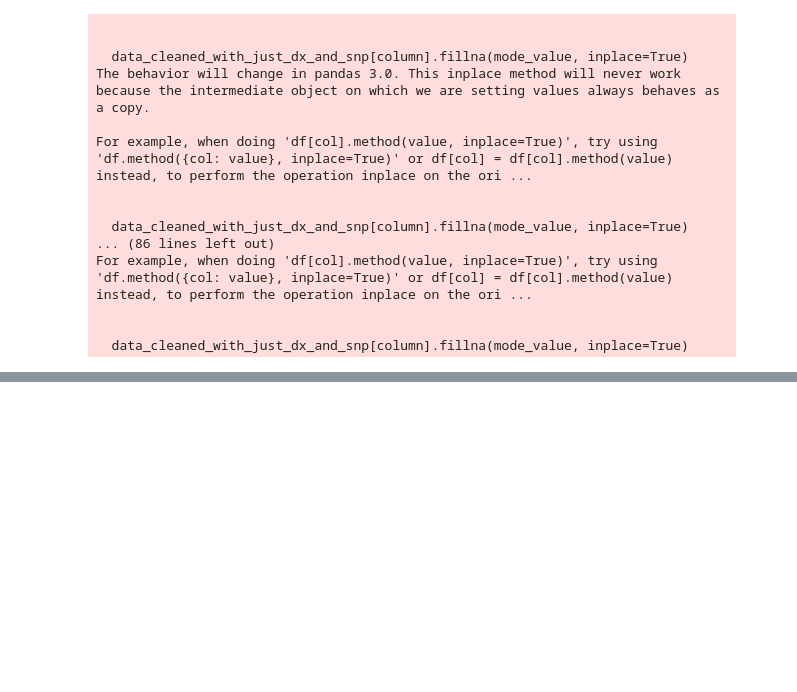
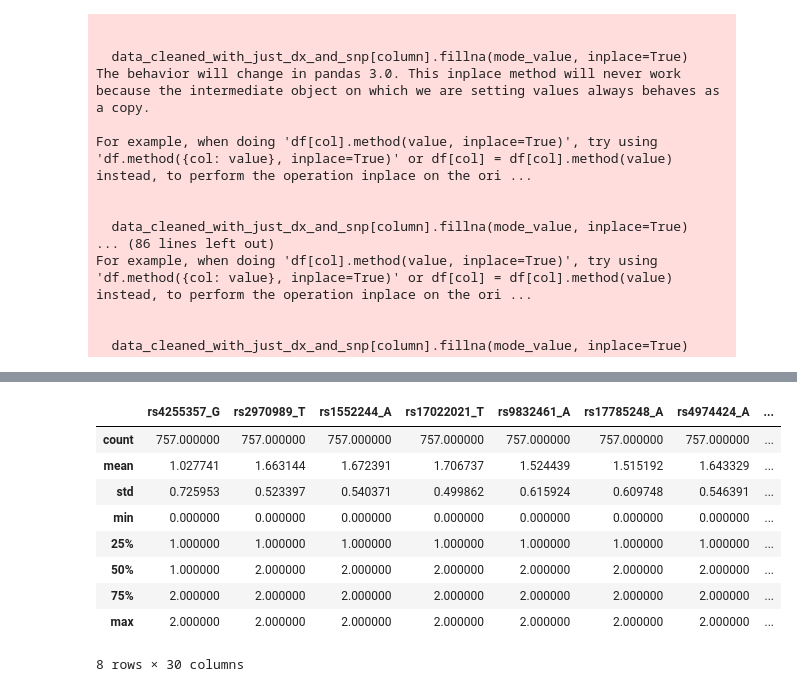
Before and after one commit to MohamedMegdoud/pfe, a Jupyter notebook: p-value5/data2.ipynb, the cells around one changed output, grey strips where cells are left out. Saved outputs shown, nothing was run; the diff lists cells and outputs as text; code cells hidden in the pictures; blank space fills up the shorter version.

Commit message:
change model and p-value

```diff
--- a/p-value5/data2.ipynb
+++ b/p-value5/data2.ipynb
@@ -92,0 +132,18 @@ data_with_filtering = pd.merge(data_with_filtering, adni_dx, on='RID', how='left
+# %%
+# Load ADNIMERGE
+adni_merge = pd.read_csv('../ADNIMERGE_11May2025.csv')
+
+# Filter to baseline diagnoses
+adni_dx = adni_merge[adni_merge['VISCODE'] == 'bl'][['RID', 'DX']]
+
+# Extract RID from IID if needed (only if IID is like '014_S_0520')
+data_with_filtering['RID'] = data_with_filtering['IID'].str.extract(r'_(\d+)$')[0].astype(int)
+
+# Merge DX into your dataset
+data_with_filtering = data_with_filtering.merge(adni_dx, on='RID', how='left')
+
+# Drop RID if no longer needed
+data_with_filtering.drop(columns=['RID'], inplace=True)
+
+# Check merge result
+print("Missing DX labels:", data_with_filtering['DX'].isna().sum())
@@ -104,6 +163,6 @@ Index(['FID', 'IID', 'PAT', 'MAT', 'SEX', 'PHENOTYPE', 'rs4255357_G',
       dtype='object')
 # %%
-columns_to_remove = ['FID', 'IID', 'PAT', 'MAT','SEX', 'PHENOTYPE', 'RID']  # Adjust the list based on your data
+columns_to_remove = [ 'IID','SEX','PHENOTYPE']  # Adjust the list based on your data
 
 # Drop the specified columns
 data_cleaned_with_just_dx_and_snp = data_with_filtering.drop(columns=columns_to_remove)
@@ -424,0 +194,4 @@ weighted avg       0.40      0.48      0.41       151
+# %%
+# Map DX values to numerical values
+dx_mapping = {'CN': 0, 'MCI': 0, 'Dementia': 1}
+data_cleaned_with_just_dx_and_snp['DX'] = data_cleaned_with_just_dx_and_snp['DX'].replace(dx_mapping)
@@ -424,0 +225,6 @@ weighted avg       0.40      0.48      0.41       151
+# %%
+#change all float64 columns to int64
+for column in data_cleaned_with_just_dx_and_snp.columns:
+    if data_cleaned_with_just_dx_and_snp[column].dtype == 'float64':
+        data_cleaned_with_just_dx_and_snp[column] = data_cleaned_with_just_dx_and_snp[column].astype('int64')
+#save the data_cleaned_with_just_dx_and_snp to a file
@@ -424,0 +272,15 @@ weighted avg       0.40      0.48      0.41       151
+# %%
+# Get statistics of the data
+data_cleaned_with_just_dx_and_snp.describe()
+# balanced_data.describe()
+# %% [output]
+|  | rs4255357_G | rs2970989_T | rs1552244_A | rs17022021_T | rs9832461_A | rs17785248_A | rs4974424_A | ... |
+| count | 757.000000 | 757.000000 | 757.000000 | 757.000000 | 757.000000 | 757.000000 | 757.000000 | ... |
+| mean | 1.027741 | 1.663144 | 1.672391 | 1.706737 | 1.524439 | 1.515192 | 1.643329 | ... |
+| std | 0.725953 | 0.523397 | 0.540371 | 0.499862 | 0.615924 | 0.609748 | 0.546391 | ... |
+| min | 0.000000 | 0.000000 | 0.000000 | 0.000000 | 0.000000 | 0.000000 | 0.000000 | ... |
+| 25% | 1.000000 | 1.000000 | 1.000000 | 1.000000 | 1.000000 | 1.000000 | 1.000000 | ... |
+| 50% | 1.000000 | 2.000000 | 2.000000 | 2.000000 | 2.000000 | 2.000000 | 2.000000 | ... |
+| 75% | 2.000000 | 2.000000 | 2.000000 | 2.000000 | 2.000000 | 2.000000 | 2.000000 | ... |
+| max | 2.000000 | 2.000000 | 2.000000 | 2.000000 | 2.000000 | 2.000000 | 2.000000 | ... |
+8 rows × 30 columns
```
Also changed, not shown: parts of 52 cells of this notebook, 1 other file.
